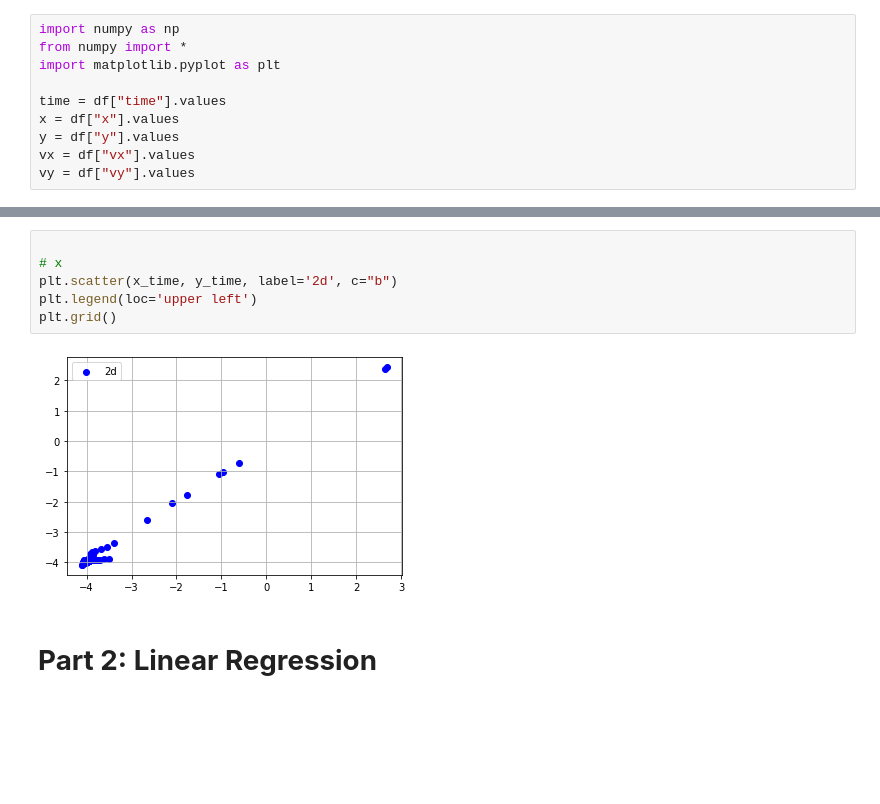
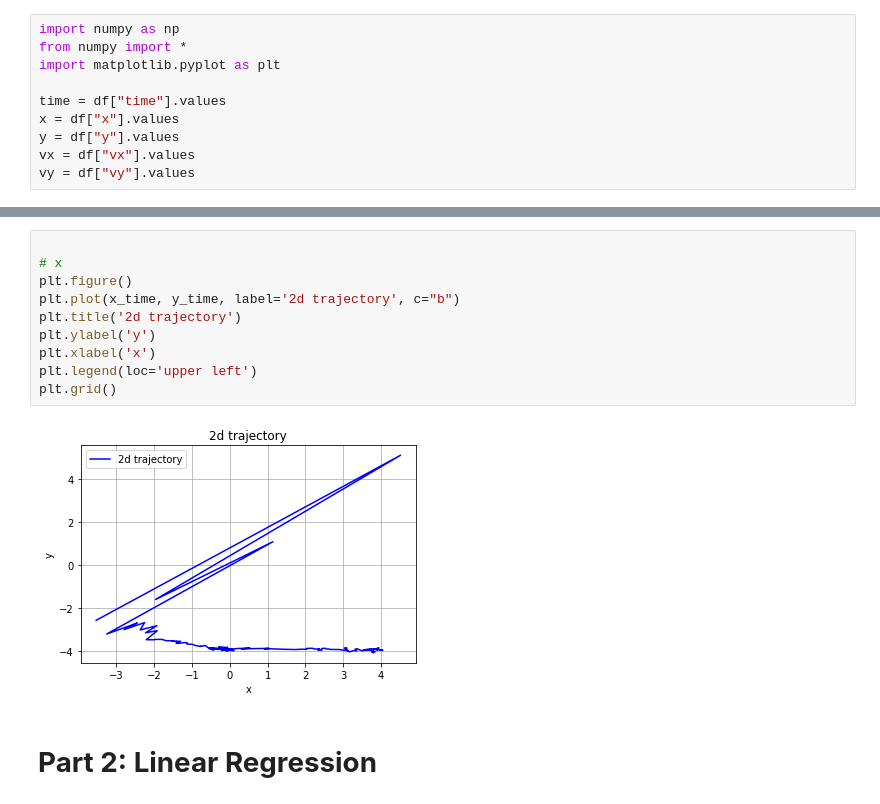
Before and after one commit to FilippoComastri/Project_ML1, a Jupyter notebook: ML_project1.ipynb, the cells around one changed output, grey strips where cells are left out. Cells and saved outputs as stored; diff of their text form; blank space fills up the shorter version.

```diff
--- a/ML_project1.ipynb
+++ b/ML_project1.ipynb
@@ -362,11 +363,15 @@ plt.show()
 # %%
 
 # x
-plt.scatter(x_time, y_time, label='2d', c="b")
+plt.figure()
+plt.plot(x_time, y_time, label='2d trajectory', c="b")
+plt.title('2d trajectory')
+plt.ylabel('y')
+plt.xlabel('x')
 plt.legend(loc='upper left')
 plt.grid()
 # %% [output]
-[figure, old version]
+[figure, new version]
 # %% [markdown]
 # **Part 2: Linear Regression**
 # %% [markdown]
```
Also changed, not shown: parts of 5 cells of this notebook.
